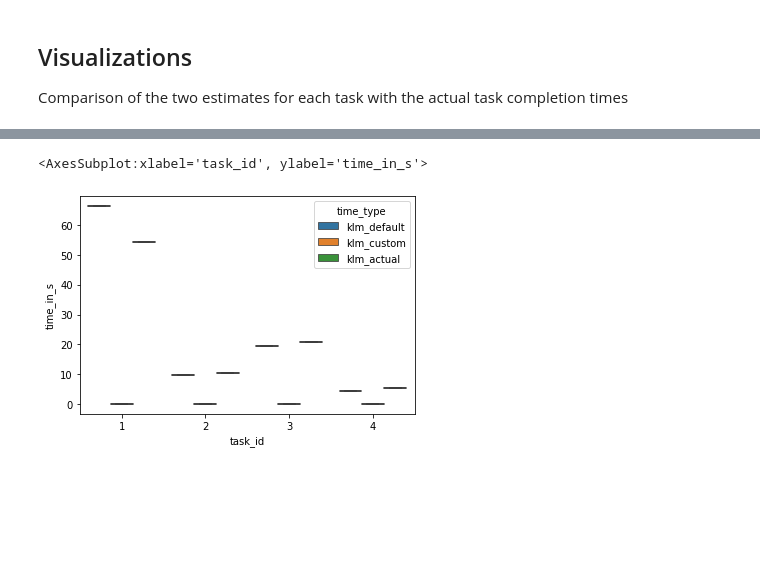
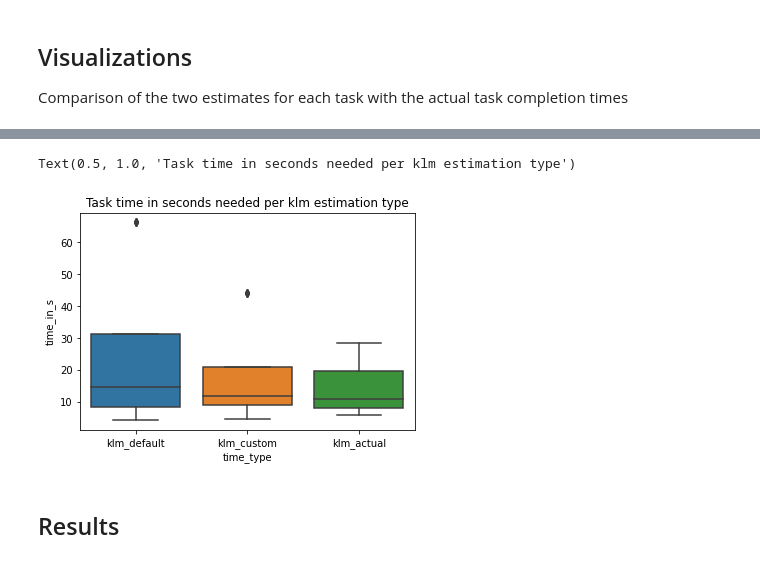
Before and after one commit to ITT-21SS-UR/assignment6-modellinginteraction-lm6, a Jupyter notebook: klm_report.ipynb, the cells around one changed output, grey strips where cells are left out. Saved outputs shown, nothing was run; the diff lists cells and outputs as text; code cells hidden in the pictures; blank space fills up the shorter version.

Commit message:
Finish visualizations and results

```diff
--- a/klm_report.ipynb
+++ b/klm_report.ipynb
@@ -100,0 +104,5 @@ actual_times_df
+# %%
+# convert to pandas dataframe
+actual_times_df = pd.DataFrame.from_dict(actual_task_times, orient='index').reset_index()
+actual_times_df.rename(columns={actual_times_df.columns[0]:'task_id'}, inplace = True)
+actual_times_df
@@ -101,4 +117,6 @@ actual_times_df
 # %%
+# task_id is a string, so it has to be converted to an int first before merging
+actual_times_df['task_id'] = actual_times_df['task_id'].astype(int)
 merged_df = times_df.merge(actual_times_df, on="task_id")
 merged_df
 # %% [output]
@@ -132,0 +128,5 @@ merged_df_long
+# %%
+merged_df_updated = pd.melt(merged_df, id_vars=['task_id', 'task_time_default_in_s', 'task_time_custom_in_s'],
+                         value_vars=[0, 1, 2, 3, 4, 5, 6, 7],
+                         var_name='participant', value_name='task_time_actual_in_s')
+merged_df_updated
@@ -132,0 +151,14 @@ merged_df_long
+# %%
+# remove participant column
+merged_df_updated.drop(['participant'], axis=1)
+
+# rename some columns
+merged_df_updated.rename(columns={'task_time_default_in_s':'klm_default',
+                               'task_time_custom_in_s': 'klm_custom',
+                               'task_time_actual_in_s': 'klm_actual'
+                              }, inplace = True)
+# and make everything long format
+merged_df_long = pd.melt(merged_df_updated, id_vars=['task_id'],
+                         value_vars=['klm_default', 'klm_custom', 'klm_actual'],
+                         var_name='time_type', value_name='time_in_s')
+merged_df_long
@@ -263,6 +230,6 @@ Text(0.5, 1.0, 'Time needed per klm value type')
 # %%
-sns.boxplot(x="task_id", y="time_in_s",
-            hue="time_type", data=merged_df_long)
+boxplot = sns.boxplot(x="time_type", y="time_in_s", data=merged_df_long)
+boxplot.set_title("Task time in seconds needed per klm estimation type")
 # %% [output]
-<AxesSubplot:xlabel='task_id', ylabel='time_in_s'>
+Text(0.5, 1.0, 'Task time in seconds needed per klm estimation type')
-[figure, old version]
+[figure, new version]
@@ -268,0 +238,2 @@ sns.boxplot(x="task_id", y="time_in_s",
+# %% [markdown]
+## Results
```
Also changed, not shown: parts of 39 cells of this notebook.
